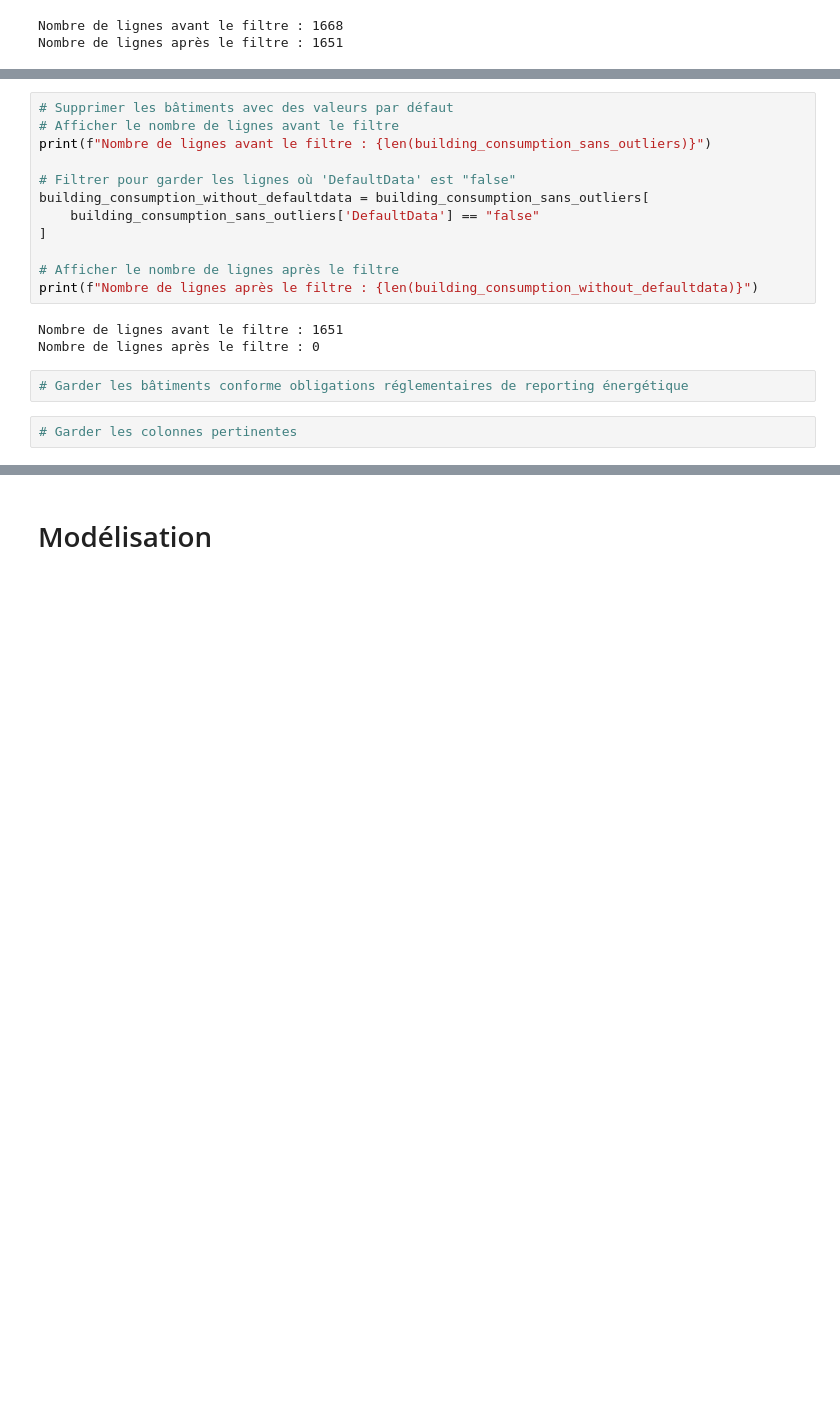
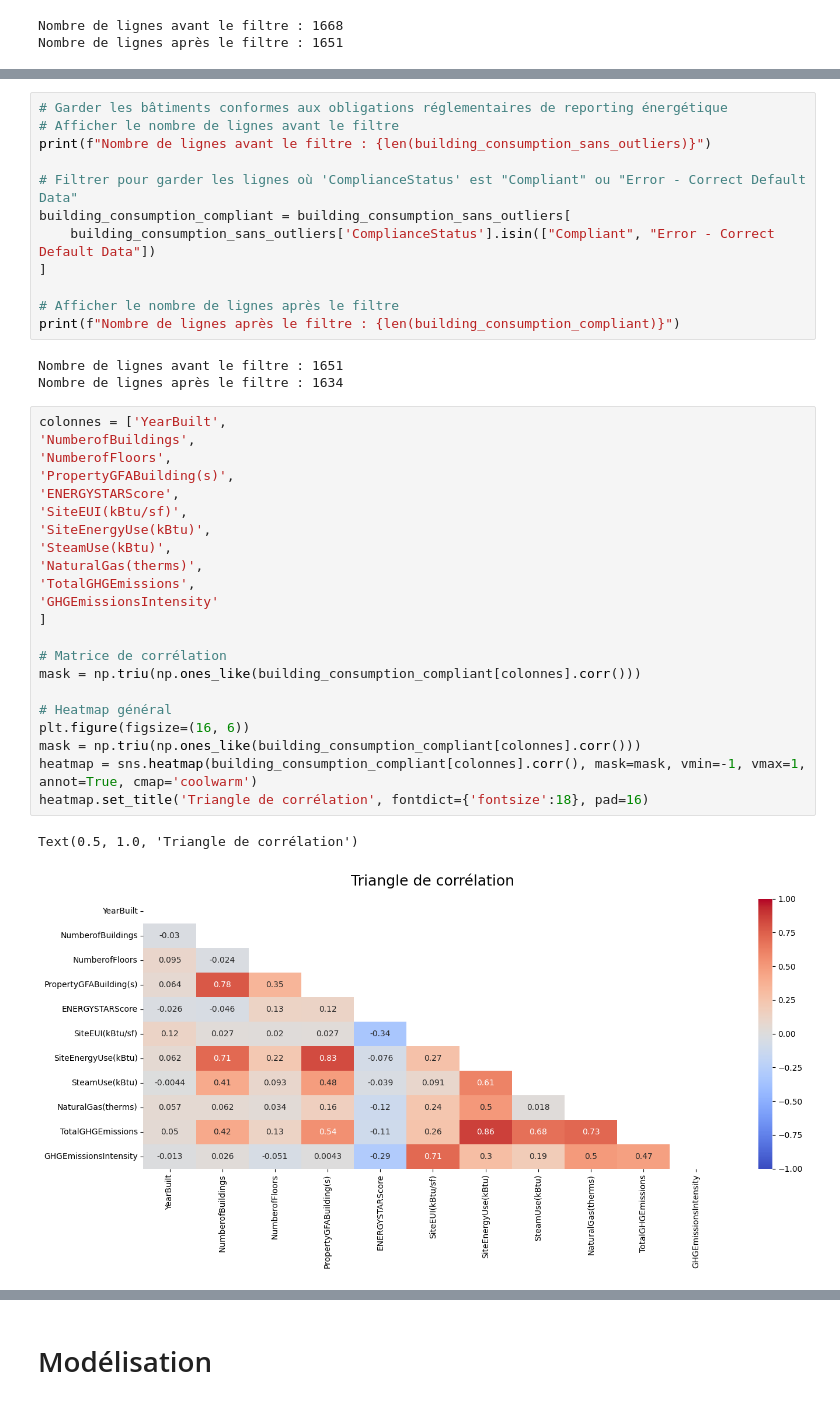
Before and after one commit to tgothie67-debug/6_Anticipez_les_besoins_en_consommation_de_batiments, a Jupyter notebook: template_modelistation_supervisee.ipynb, the cells around one changed output, grey strips where cells are left out. Saved outputs shown, nothing was run; the diff lists cells and outputs as text; blank space fills up the shorter version.

```diff
--- a/template_modelistation_supervisee.ipynb
+++ b/template_modelistation_supervisee.ipynb
@@ -117,19 +118,40 @@ Nombre de lignes après le filtre : 1651
 # %%
-# Supprimer les bâtiments avec des valeurs par défaut
+# Garder les bâtiments conformes aux obligations réglementaires de reporting énergétique
 # Afficher le nombre de lignes avant le filtre
 print(f"Nombre de lignes avant le filtre : {len(building_consumption_sans_outliers)}")
 
-# Filtrer pour garder les lignes où 'DefaultData' est "false"
-building_consumption_without_defaultdata = building_consumption_sans_outliers[
-    building_consumption_sans_outliers['DefaultData'] == "false"
+# Filtrer pour garder les lignes où 'ComplianceStatus' est "Compliant" ou "Error - Correct Default Data"
+building_consumption_compliant = building_consumption_sans_outliers[
+    building_consumption_sans_outliers['ComplianceStatus'].isin(["Compliant", "Error - Correct Default Data"])
 ]
 
 # Afficher le nombre de lignes après le filtre
-print(f"Nombre de lignes après le filtre : {len(building_consumption_without_defaultdata)}")
+print(f"Nombre de lignes après le filtre : {len(building_consumption_compliant)}")
 # %% [output]
 Nombre de lignes avant le filtre : 1651
-Nombre de lignes après le filtre : 0
+Nombre de lignes après le filtre : 1634
-# %%
-# Garder les bâtiments conforme obligations réglementaires de reporting énergétique
-# %%
-# Garder les colonnes pertinentes
+# %%
+colonnes = ['YearBuilt',
+'NumberofBuildings',
+'NumberofFloors',
+'PropertyGFABuilding(s)',
+'ENERGYSTARScore',
+'SiteEUI(kBtu/sf)',
+'SiteEnergyUse(kBtu)',
+'SteamUse(kBtu)',
+'NaturalGas(therms)',
+'TotalGHGEmissions',
+'GHGEmissionsIntensity'
+]
+
+# Matrice de corrélation
+mask = np.triu(np.ones_like(building_consumption_compliant[colonnes].corr()))
+
+# Heatmap général
+plt.figure(figsize=(16, 6))
+mask = np.triu(np.ones_like(building_consumption_compliant[colonnes].corr()))
+heatmap = sns.heatmap(building_consumption_compliant[colonnes].corr(), mask=mask, vmin=-1, vmax=1, annot=True, cmap='coolwarm')
+heatmap.set_title('Triangle de corrélation', fontdict={'fontsize':18}, pad=16)
+# %% [output]
+Text(0.5, 1.0, 'Triangle de corrélation')
+[figure, added]
```
Also changed, not shown: parts of 19 cells of this notebook, 3 other files.
